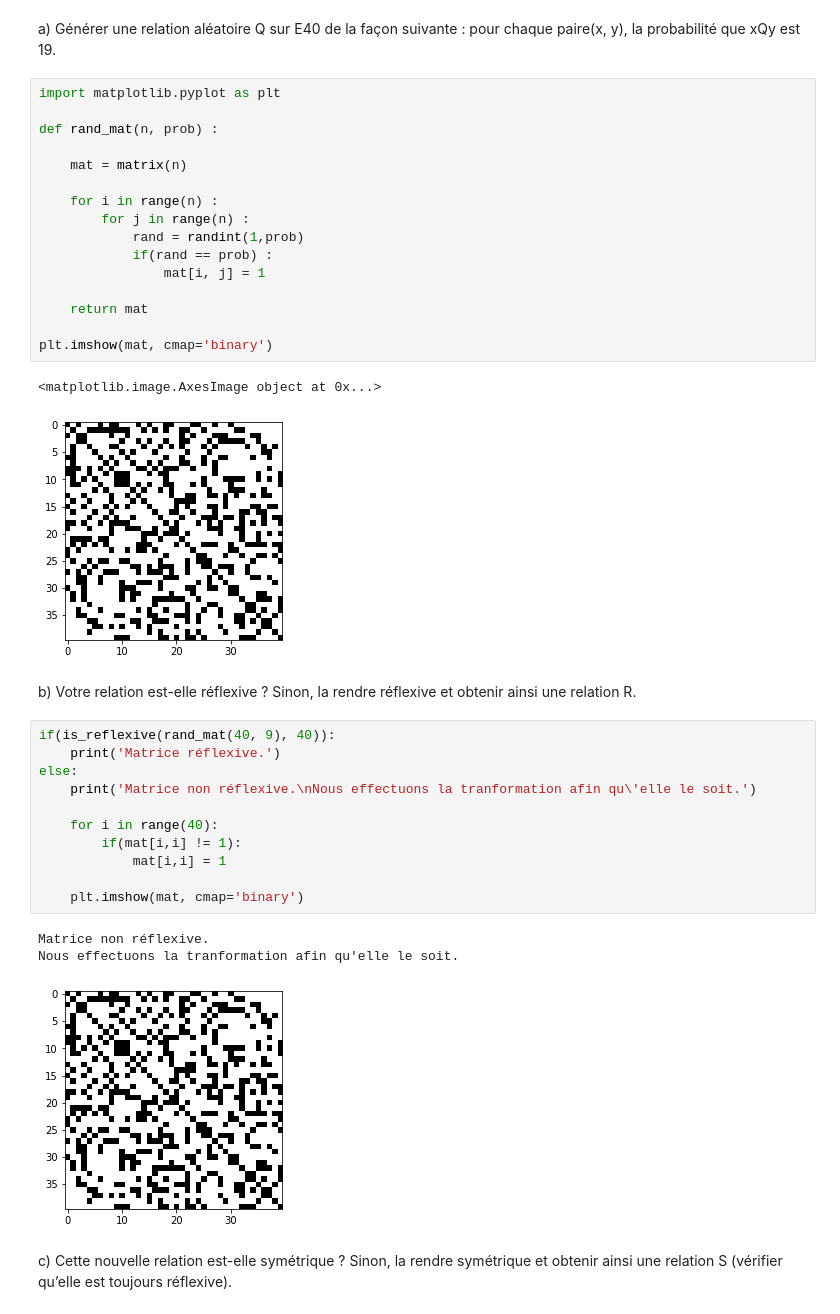
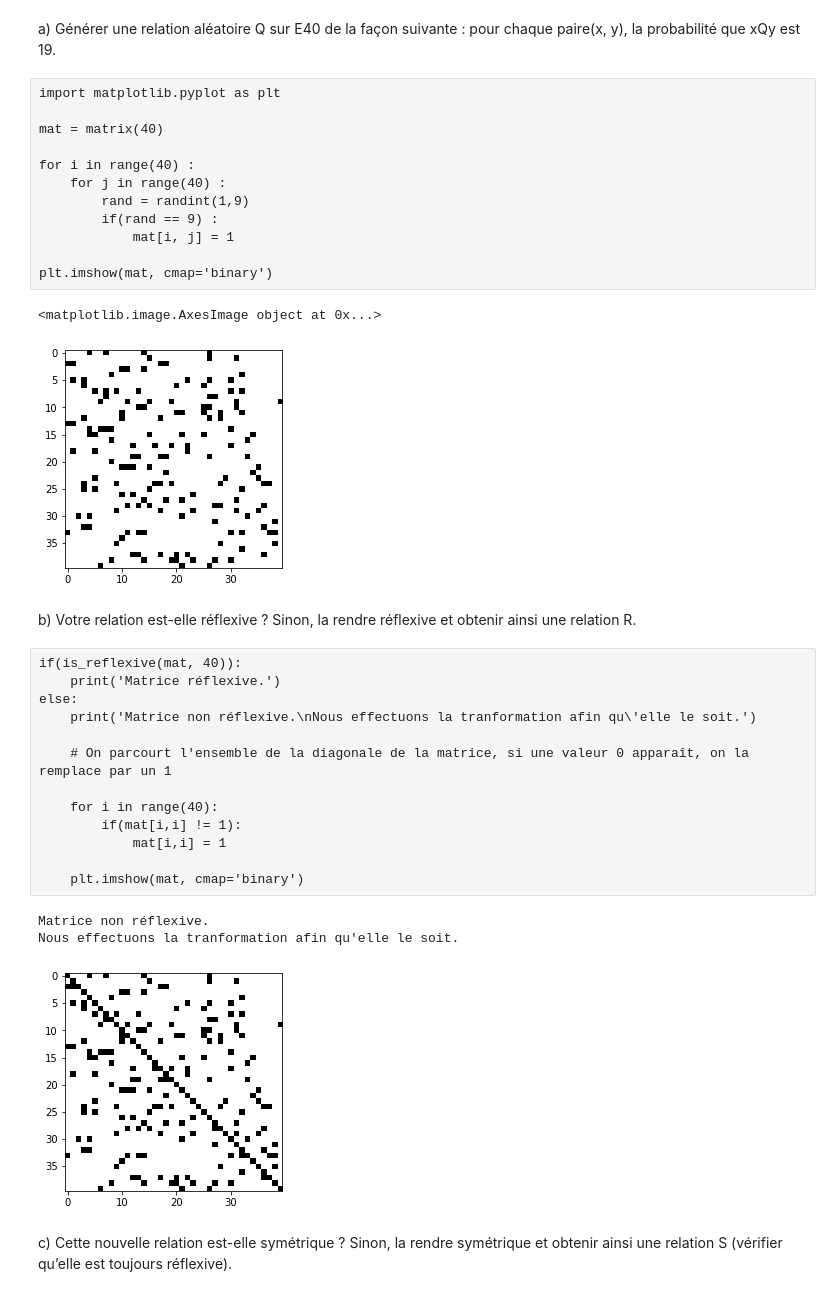
Before and after one commit to EmilieCLARY/maths-tp, a Jupyter notebook: TP 9/TP9_CLARY_DIEU_Relations.ipynb, the cells around one changed output. Drawn from its saved outputs; the diff is of its cells as text.

```diff
--- a/TP 9/TP9_CLARY_DIEU_Relations.ipynb
+++ b/TP 9/TP9_CLARY_DIEU_Relations.ipynb
@@ -168,29 +177,27 @@ a) Générer une relation aléatoire Q sur E40 de la façon suivante : pour chaq
 # %%
 import matplotlib.pyplot as plt
 
-def rand_mat(n, prob) :
+mat = matrix(40)
 
-    mat = matrix(n)
-
-    for i in range(n) :
-        for j in range(n) :
-            rand = randint(1,prob)
-            if(rand == prob) :
-                mat[i, j] = 1
-
-    return mat
+for i in range(40) :
+    for j in range(40) :
+        rand = randint(1,9)
+        if(rand == 9) :
+            mat[i, j] = 1
 
 plt.imshow(mat, cmap='binary')
 # %% [output]
 <matplotlib.image.AxesImage object at 0x...>
-[figure, old version]
+[figure, new version]
 # %% [markdown]
 b) Votre relation est-elle réflexive ? Sinon, la rendre réflexive et obtenir ainsi une relation R.
 # %%
-if(is_reflexive(rand_mat(40, 9), 40)):
+if(is_reflexive(mat, 40)):
     print('Matrice réflexive.')
 else:
     print('Matrice non réflexive.\nNous effectuons la tranformation afin qu\'elle le soit.')
+
+    # On parcourt l'ensemble de la diagonale de la matrice, si une valeur 0 apparaît, on la remplace par un 1
 
     for i in range(40):
         if(mat[i,i] != 1):
@@ -200,7 +207,7 @@ else:
 # %% [output]
 Matrice non réflexive.
 Nous effectuons la tranformation afin qu'elle le soit.
-[figure, old version]
+[figure, new version]
 # %% [markdown]
 c) Cette nouvelle relation est-elle symétrique ? Sinon, la rendre symétrique et obtenir ainsi une relation S (vérifier qu’elle est toujours réflexive).
 # %%
```
Also changed, not shown: parts of 17 cells of this notebook, 4 other files.
